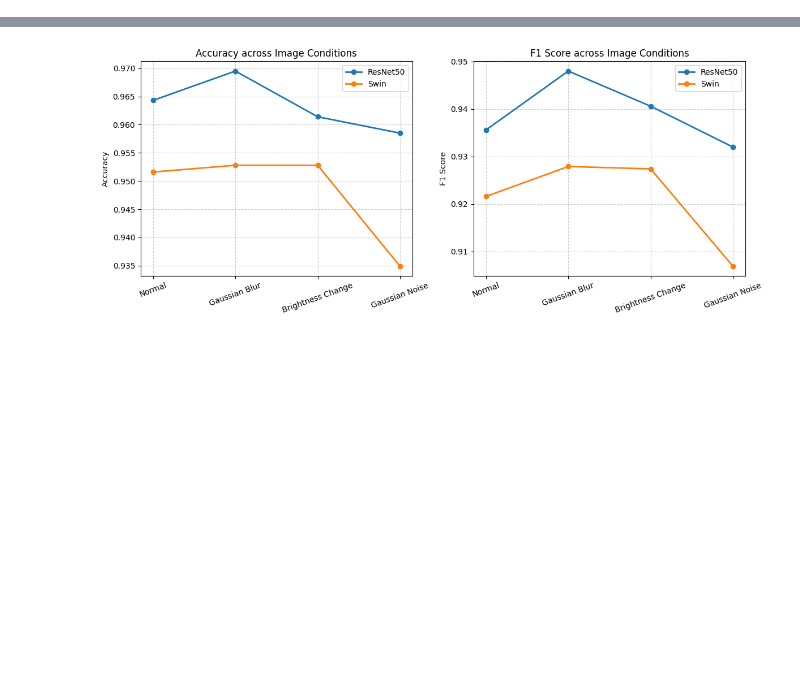
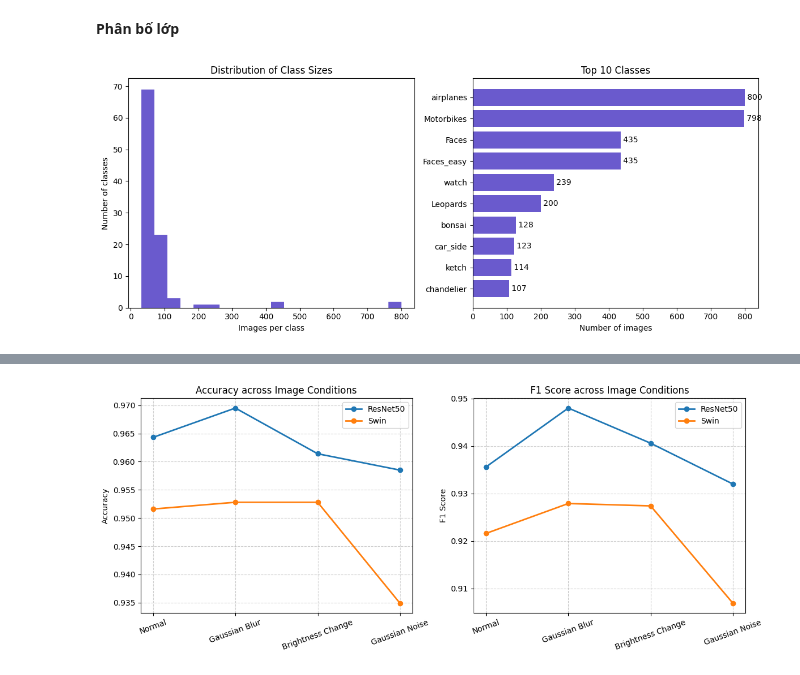
Before and after one commit to trungly-hcmut/CO5085_DeepLearning_CV, a Jupyter notebook: assignment_1/image_classification.ipynb, the cells around one changed output, grey strips where cells are left out. Saved outputs shown, nothing was run; the diff lists cells and outputs as text; code cells hidden in the pictures; blank space fills up the shorter version.

```diff
--- a/assignment_1/image_classification.ipynb
+++ b/assignment_1/image_classification.ipynb
@@ -224,0 +100,64 @@ Sự bất cân xứng trong phân phối (mean > median) cho thấy ảnh hư
+# %% [markdown]
+**Phân bố lớp**
+# %%
+import torchvision
+import matplotlib.pyplot as plt
+from collections import Counter
+
+# Load dataset
+dataset = torchvision.datasets.Caltech101(
+    root="./data",
+    download=False
+)
+
+# ===== Histogram data =====
+labels = dataset.y
+class_counts = Counter(labels)
+counts_hist = list(class_counts.values())
+
+# ===== Top-k bar chart data =====
+labels = [label for _, label in dataset]
+class_counts = Counter(labels)
+
+top_k = 10
+top_classes = class_counts.most_common(top_k)
+
+class_names = dataset.categories
+names = [class_names[c[0]] for c in top_classes]
+counts_bar = [c[1] for c in top_classes]
+
+# Đảo thứ tự cho đẹp
+names = names[::-1]
+counts_bar = counts_bar[::-1]
+
+# ===== Plot =====
+fig, axes = plt.subplots(1, 2, figsize=(12, 5))
+
+# --- Plot 1: Histogram ---
+axes[0].hist(
+    counts_hist,
+    bins=20,
+    color="#6A5ACD"
+)
+axes[0].set_title("Distribution of Class Sizes")
+axes[0].set_xlabel("Images per class")
+axes[0].set_ylabel("Number of classes")
+axes[0].grid(False)
+
+# --- Plot 2: Horizontal bar ---
+axes[1].barh(
+    names,
+    counts_bar,
+    color="#6A5ACD"
+)
+axes[1].set_title("Top 10 Classes")
+axes[1].set_xlabel("Number of images")
+
+# Hiển thị số lên thanh
+for i, v in enumerate(counts_bar):
+    axes[1].text(v, i, f" {v}", va='center')
+
+plt.tight_layout()
+plt.show()
+# %% [output]
+[figure, added]
```
Also changed, not shown: parts of 96 cells of this notebook.
